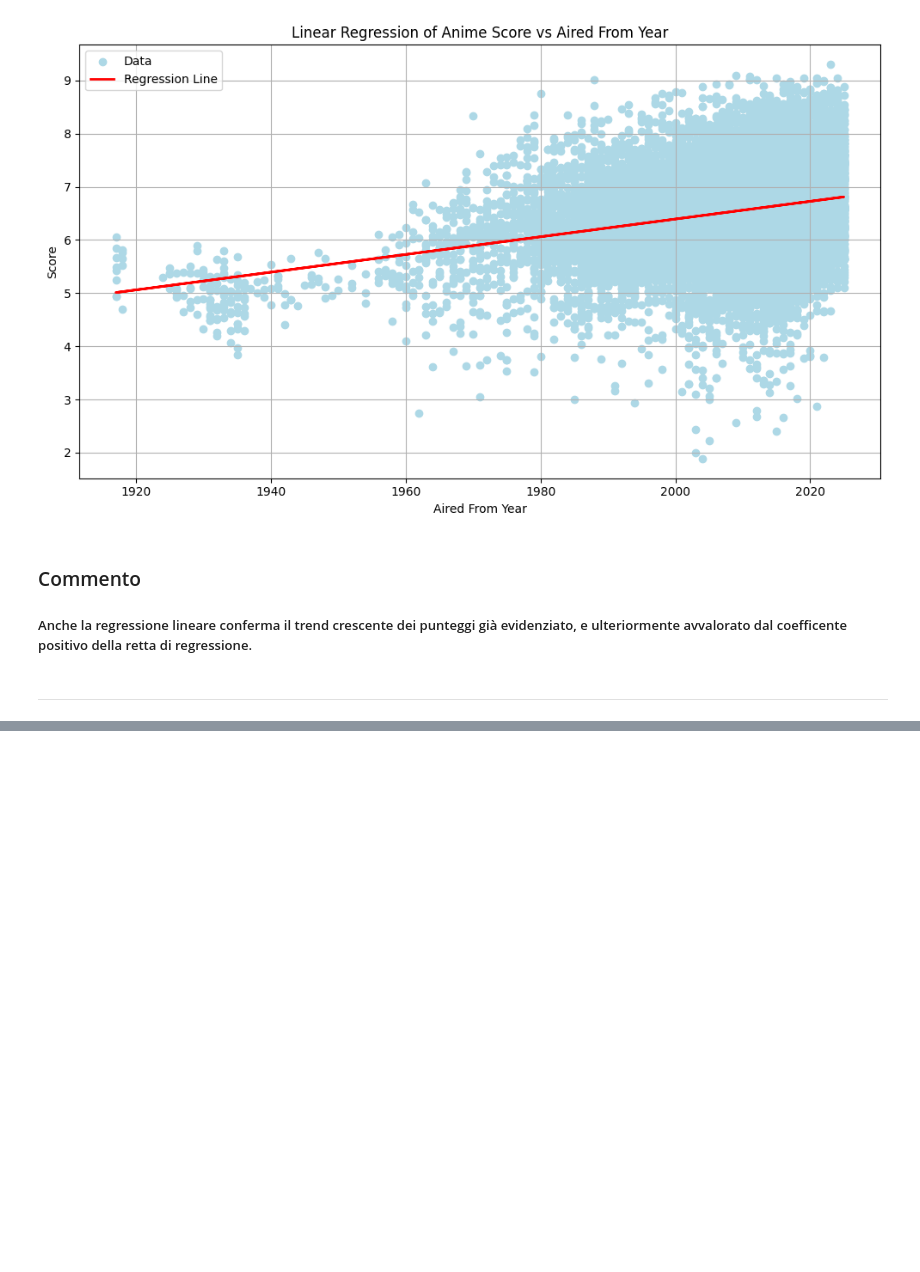
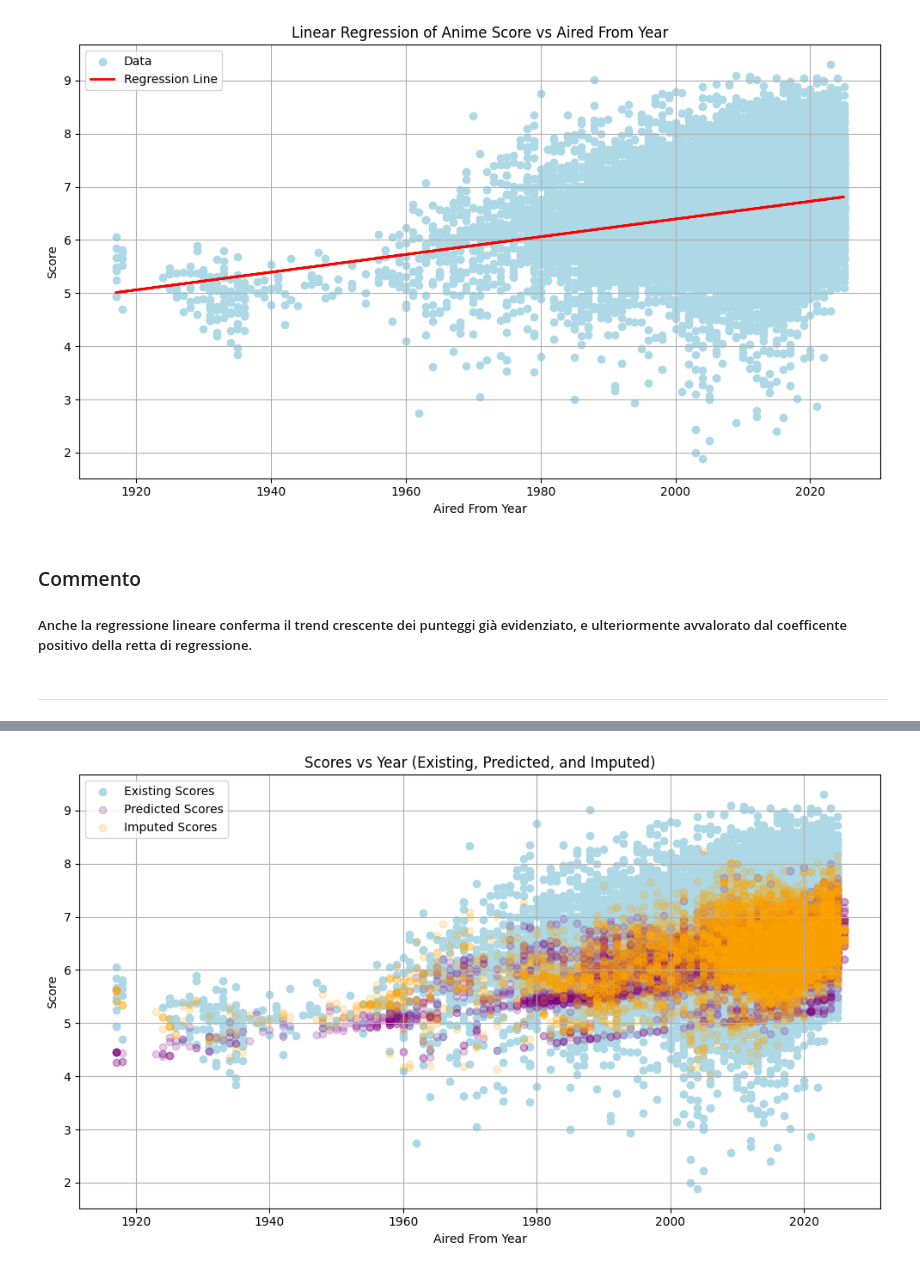
Before and after one commit to giovannibrt/DataAnalystProgettoFinale, a Jupyter notebook: progetto_finale_anime.ipynb, the cells around one changed output, grey strips where cells are left out. Cells and saved outputs as stored; diff of their text form; code cells hidden in the pictures; blank space fills up the shorter version.

```diff
--- a/progetto_finale_anime.ipynb
+++ b/progetto_finale_anime.ipynb
@@ -612,0 +936,15 @@ plt.show()
+# %%
+# scatter plot of existing scores - predicted scores - imputed scores vs year
+plt.figure(figsize=(10, 6))
+plt.scatter(df_filtered['aired_from_year'], df_filtered['score'], color='lightblue', label='Existing Scores')
+plt.scatter(df_zero_score_with_predictions['aired_from_year'], df_zero_score_with_predictions['score'], color='purple', label='Predicted Scores', alpha=0.2)
+plt.scatter(df_zero_score_with_predictions['aired_from_year'], df_zero_score_with_predictions['score_imputed'], color='orange', label='Imputed Scores', alpha=0.2)
+plt.xlabel('Aired From Year')
+plt.ylabel('Score')
+plt.title('Scores vs Year (Existing, Predicted, and Imputed)')
+plt.legend()
+plt.grid()
+plt.tight_layout()
+plt.show()
+# %% [output]
+[figure, added]
```
Also changed, not shown: parts of 36 cells of this notebook.
